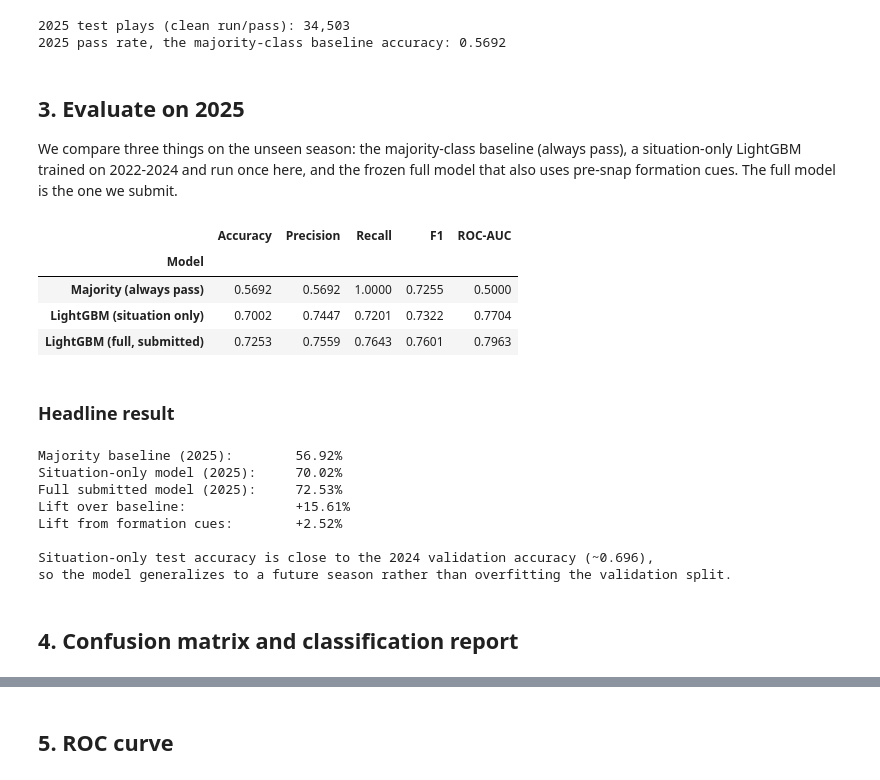
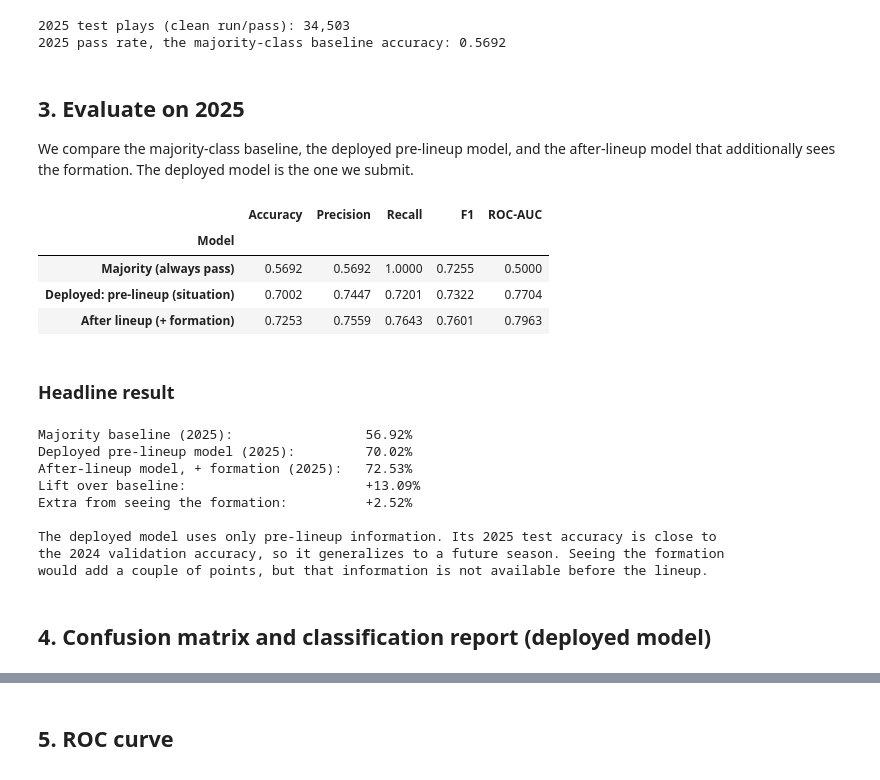
Before and after one commit to cadenpascual/nfl-play-predictor, a Jupyter notebook: notebooks/03_final_eval.ipynb, the cells around one changed output, grey strips where cells are left out. Cells and saved outputs as stored; diff of their text form; code cells hidden in the pictures.

```diff
--- a/notebooks/03_final_eval.ipynb
+++ b/notebooks/03_final_eval.ipynb
@@ -36,10 +38,11 @@ sns.set_theme(style="whitegrid")
 RANDOM_STATE = 42
 
 art = joblib.load("../models/lgbm_runpass.joblib")
-model = art["model"]          # tuned LightGBM, fit on 2022-2024, full feature set
-FULL = art["features"]
-SIT = art["situation_features"]
-print("Loaded frozen model. Trained on seasons:", art["train_seasons"])
-print("Best params:", art["params"])
-print("features:", len(FULL))
+model = art["model"]                       # deployed, pre-lineup (situation only)
+SIT = art["features"]
+formation_model = art["formation_model"]   # secondary: also uses post-lineup formation
+FORM = art["formation_features"]
+print("Deployed model: pre-lineup, situation only. Trained on seasons:", art["train_seasons"])
+print("Params:", art["params"])
+print("pre-lineup features:", len(SIT), "| after-lineup features:", len(FORM))
 # %% [output]
@@ -50,9 +53,9 @@ features: 31
 ## 2. Load the untouched 2025 test set
 # %%
 raw_test = F.load_seasons(["../data/test/play_by_play_2025.parquet"])
-work = F.engineer(F.clean(raw_test))     # keeps raw columns plus engineered ones plus target
-X_test_full = work[FULL].copy()
-X_test_sit = work[SIT].copy()
+work = F.engineer(F.clean(raw_test))     # raw columns plus engineered ones plus target
+X_test = work[SIT].copy()                # deployed (pre-lineup) model input
+X_test_form = work[FORM].copy()          # after-lineup comparison input
 y_test = work[F.TARGET].copy()
 
 print(f"2025 test plays (clean run/pass): {len(work):,}")
@@ -63,67 +66,62 @@ print(f"2025 pass rate, the majority-class baseline accuracy: {y_test.mean():.4f
 # %% [markdown]
 ## 3. Evaluate on 2025
 
-We compare three things on the unseen season: the majority-class baseline (always pass), a
-situation-only LightGBM trained on 2022-2024 and run once here, and the frozen full model
-that also uses pre-snap formation cues. The full model is the one we submit.
+We compare the majority-class baseline, the deployed pre-lineup model, and the after-lineup
+model that additionally sees the formation. The deployed model is the one we submit.
 # %%
-# situation-only model: trained on the 2022-2024 training data only, evaluated once on 2025
-raw_train = F.load_seasons([f"../data/train/play_by_play_{y}.parquet" for y in (2022,2023,2024)])
-Xtr_sit, ytr_all, _ = F.build_xy(raw_train, include_formation=False)
-sit_model = lgb.LGBMClassifier(subsample=0.8, colsample_bytree=0.8,
-        random_state=RANDOM_STATE, n_jobs=-1, verbose=-1, **art["params"]).fit(Xtr_sit, ytr_all)
-
 def metrics(name, y_true, y_pred, y_score):
     return {"Model": name,
             "Accuracy": accuracy_score(y_true, y_pred),
             "Precision": precision_score(y_true, y_pred, zero_division=0),
             "Recall": recall_score(y_true, y_pred, zero_division=0),
             "F1": f1_score(y_true, y_pred, zero_division=0),
             "ROC-AUC": roc_auc_score(y_true, y_score)}
 
 maj = np.ones_like(y_test)
 maj_score = np.full(len(y_test), y_test.mean())
-sp = sit_model.predict(X_test_sit); ss = sit_model.predict_proba(X_test_sit)[:, 1]
-fp = model.predict(X_test_full); fs = model.predict_proba(X_test_full)[:, 1]
+fp = model.predict(X_test); fs = model.predict_proba(X_test)[:, 1]                       # deployed
+gp = formation_model.predict(X_test_form); gscore = formation_model.predict_proba(X_test_form)[:, 1]
 
 rows = [
     metrics("Majority (always pass)", y_test, maj, maj_score),
-    metrics("LightGBM (situation only)", y_test, sp, ss),
-    metrics("LightGBM (full, submitted)", y_test, fp, fs),
+    metrics("Deployed: pre-lineup (situation)", y_test, fp, fs),
+    metrics("After lineup (+ formation)", y_test, gp, gscore),
 ]
 final_tbl = pd.DataFrame(rows).set_index("Model").round(4)
 final_tbl
 # %% [output]
 |  | Accuracy | Precision | Recall | F1 | ROC-AUC |
 | Model |  |  |  |  |  |
 | Majority (always pass) | 0.5692 | 0.5692 | 1.0000 | 0.7255 | 0.5000 |
-| LightGBM (situation only) | 0.7002 | 0.7447 | 0.7201 | 0.7322 | 0.7704 |
-| LightGBM (full, submitted) | 0.7253 | 0.7559 | 0.7643 | 0.7601 | 0.7963 |
+| Deployed: pre-lineup (situation) | 0.7002 | 0.7447 | 0.7201 | 0.7322 | 0.7704 |
+| After lineup (+ formation) | 0.7253 | 0.7559 | 0.7643 | 0.7601 | 0.7963 |
 # %% [markdown]
 ### Headline result
 # %%
 base = y_test.mean()
-acc_sit = accuracy_score(y_test, sp)
-acc_full = accuracy_score(y_test, fp)
-print(f"Majority baseline (2025):        {base:6.2%}")
-print(f"Situation-only model (2025):     {acc_sit:6.2%}")
-print(f"Full submitted model (2025):     {acc_full:6.2%}")
-print(f"Lift over baseline:              +{acc_full-base:5.2%}")
-print(f"Lift from formation cues:        +{acc_full-acc_sit:5.2%}")
+acc_dep = accuracy_score(y_test, fp)
+acc_form = accuracy_score(y_test, gp)
+print(f"Majority baseline (2025):                 {base:6.2%}")
+print(f"Deployed pre-lineup model (2025):         {acc_dep:6.2%}")
+print(f"After-lineup model, + formation (2025):   {acc_form:6.2%}")
+print(f"Lift over baseline:                       +{acc_dep-base:5.2%}")
+print(f"Extra from seeing the formation:          +{acc_form-acc_dep:5.2%}")
 print()
-print("Situation-only test accuracy is close to the 2024 validation accuracy (~0.696),")
-print("so the model generalizes to a future season rather than overfitting the validation split.")
+print("The deployed model uses only pre-lineup information. Its 2025 test accuracy is close to")
+print("the 2024 validation accuracy, so it generalizes to a future season. Seeing the formation")
+print("would add a couple of points, but that information is not available before the lineup.")
 # %% [output]
-Majority baseline (2025):        56.92%
-Situation-only model (2025):     70.02%
-Full submitted model (2025):     72.53%
-Lift over baseline:              +15.61%
-Lift from formation cues:        +2.52%
+Majority baseline (2025):                 56.92%
+Deployed pre-lineup model (2025):         70.02%
+After-lineup model, + formation (2025):   72.53%
+Lift over baseline:                       +13.09%
+Extra from seeing the formation:          +2.52%
 
-Situation-only test accuracy is close to the 2024 validation accuracy (~0.696),
-so the model generalizes to a future season rather than overfitting the validation split.
+The deployed model uses only pre-lineup information. Its 2025 test accuracy is close to
+the 2024 validation accuracy, so it generalizes to a future season. Seeing the formation
+would add a couple of points, but that information is not available before the lineup.
 # %% [markdown]
-## 4. Confusion matrix and classification report
+## 4. Confusion matrix and classification report (deployed model)
 # %%
 cm = confusion_matrix(y_test, fp)
 fig, ax = plt.subplots(figsize=(4.6, 3.9))
```
Also changed, not shown: parts of 13 cells of this notebook.
